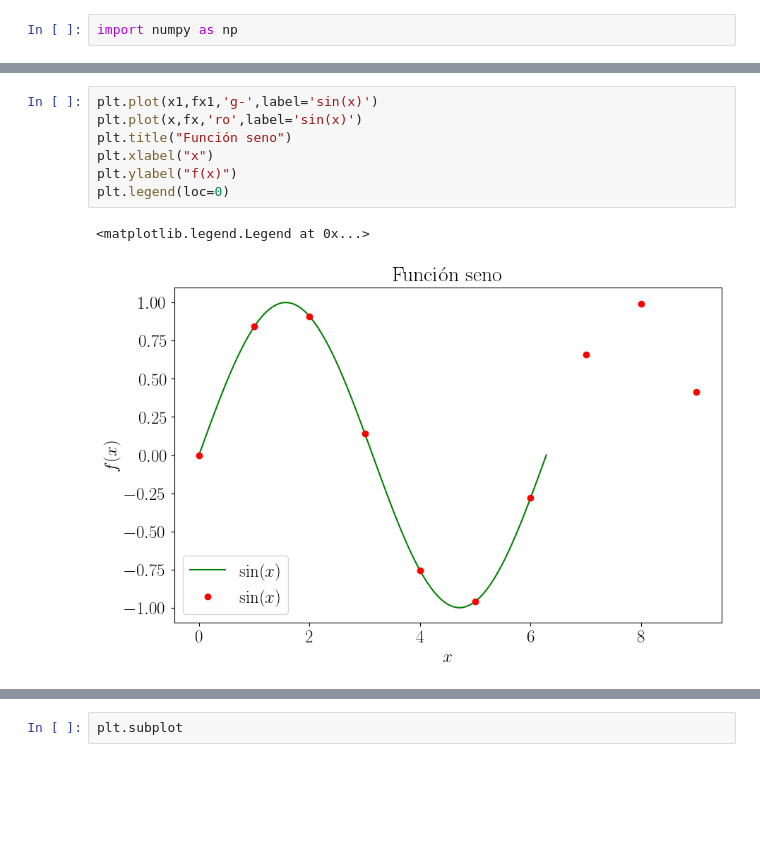
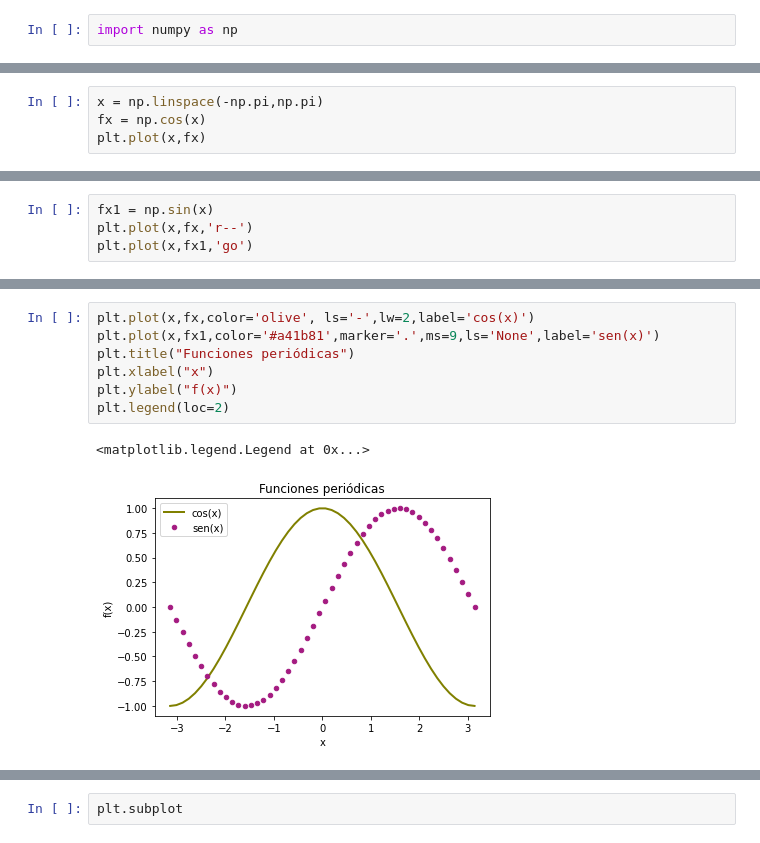
Before and after one commit to saac/Computacion2020-8093, a Jupyter notebook: Programacion_Python/3_Grafica.ipynb, the cells around one changed output, grey strips where cells are left out. Cells and saved outputs as stored; diff of their text form; blank space fills up the shorter version.

```diff
--- a/Programacion_Python/3_Grafica.ipynb
+++ b/Programacion_Python/3_Grafica.ipynb
@@ -52,0 +38,4 @@ plt.plot(x,fx,'ro')
+# %%
+x = np.linspace(-np.pi,np.pi)
+fx = np.cos(x)
+plt.plot(x,fx)
@@ -52,0 +47,4 @@ plt.plot(x,fx,'ro')
+# %%
+fx1 = np.sin(x)
+plt.plot(x,fx,'r--')
+plt.plot(x,fx1,'go')
@@ -62,10 +71,10 @@ Text(0, 0.5, 'f(x)')
 # %%
-plt.plot(x1,fx1,'g-',label='sin(x)')
-plt.plot(x,fx,'ro',label='sin(x)')
-plt.title("Función seno")
+plt.plot(x,fx,color='olive', ls='-',lw=2,label='cos(x)')
+plt.plot(x,fx1,color='#a41b81',marker='.',ms=9,ls='None',label='sen(x)')
+plt.title("Funciones periódicas")
 plt.xlabel("x")
 plt.ylabel("f(x)")
-plt.legend(loc=0)
+plt.legend(loc=2)
 # %% [output]
 <matplotlib.legend.Legend at 0x...>
-[figure, old version]
+[figure, new version]
```
Also changed, not shown: parts of 48 cells of this notebook.
